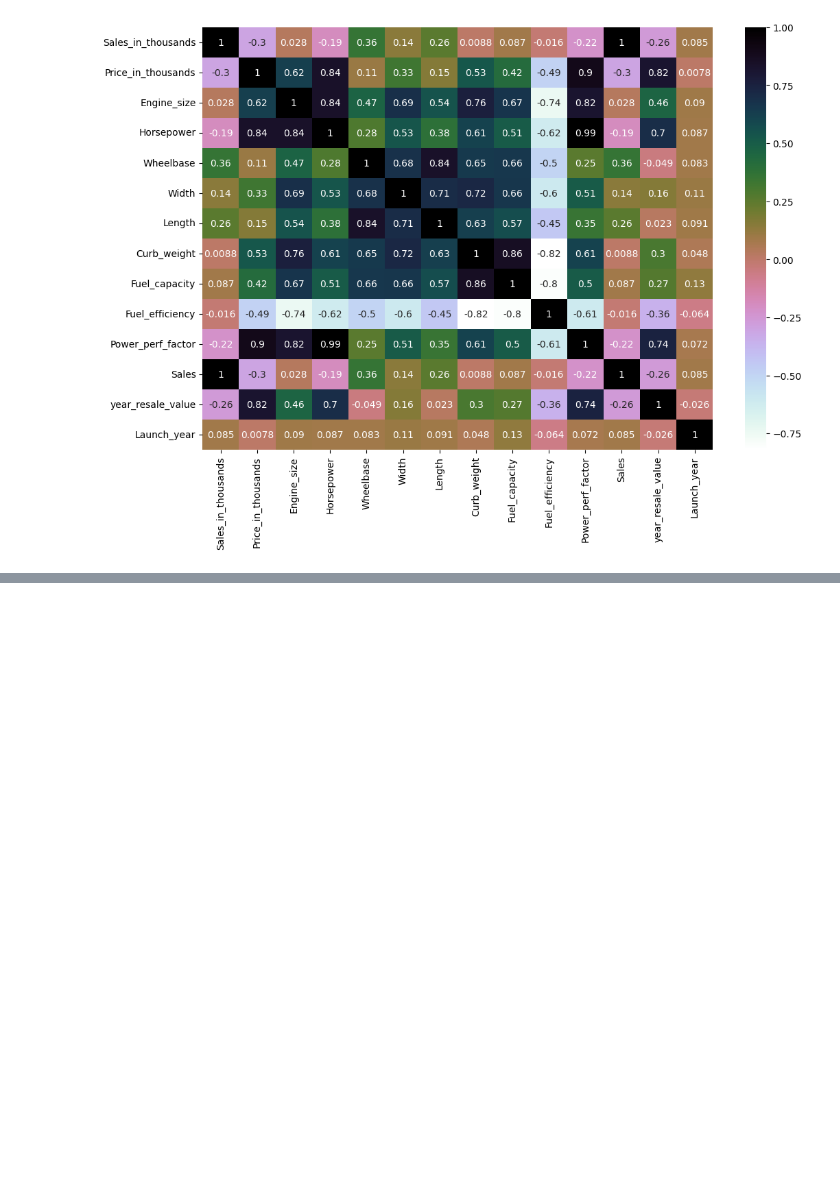
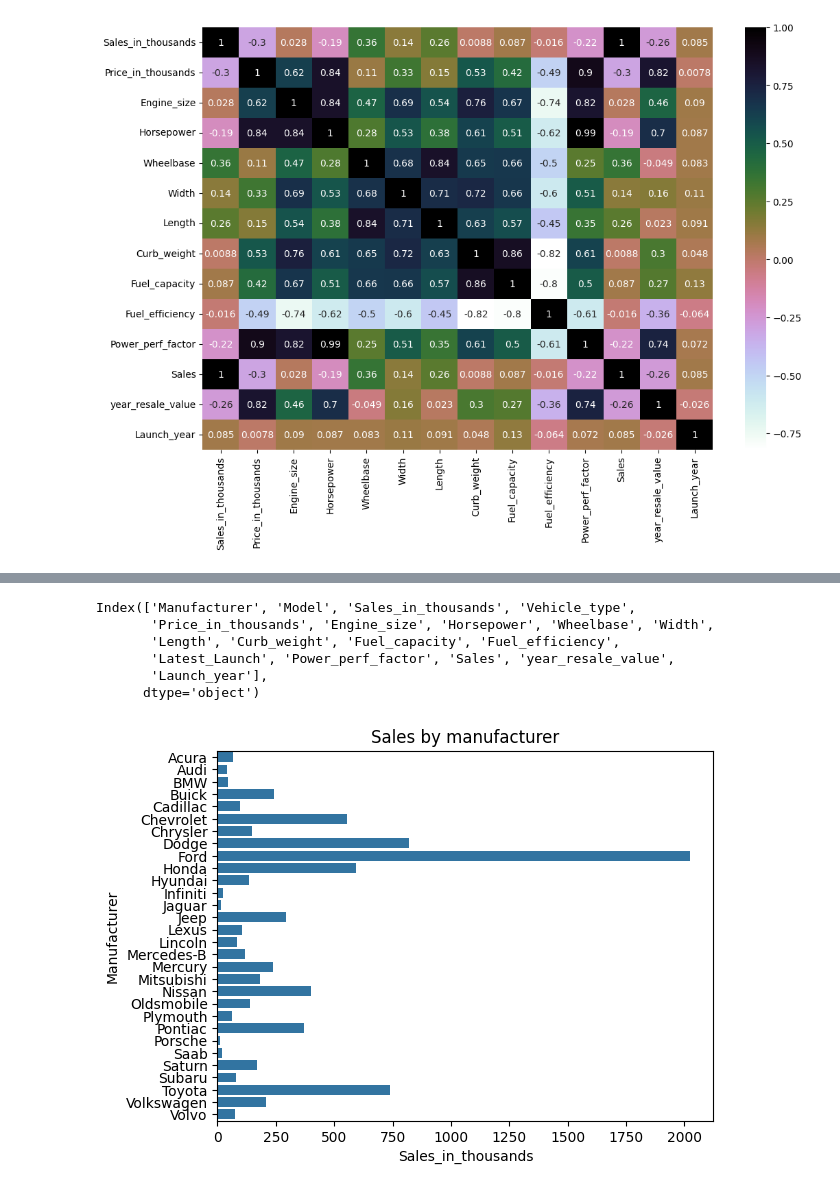
Before and after one commit to nithinbadicodes/10-Python-projects, a Jupyter notebook: car_sales_analysis.ipynb, the cells around one changed output, grey strips where cells are left out. Cells and saved outputs as stored; diff of their text form; code cells hidden in the pictures; blank space fills up the shorter version.

```diff
--- a/car_sales_analysis.ipynb
+++ b/car_sales_analysis.ipynb
@@ -198,0 +245,16 @@ sns.heatmap(df.loc[:,[col for col in df.columns if df[col].dtype != 'object']].c
+# %%
+df.columns
+# %% [output]
+Index(['Manufacturer', 'Model', 'Sales_in_thousands', 'Vehicle_type',
+       'Price_in_thousands', 'Engine_size', 'Horsepower', 'Wheelbase', 'Width',
+       'Length', 'Curb_weight', 'Fuel_capacity', 'Fuel_efficiency',
+       'Latest_Launch', 'Power_perf_factor', 'Sales', 'year_resale_value',
+       'Launch_year'],
+      dtype='object')
+# %%
+# Sales by manufacturer
+sns.barplot(data=df.groupby('Manufacturer')['Sales_in_thousands'].sum().reset_index(),
+            x='Sales_in_thousands', y='Manufacturer')
+plt.title('Sales by manufacturer');
+# %% [output]
+[figure, added]
```
Also changed, not shown: parts of 11 cells of this notebook.
